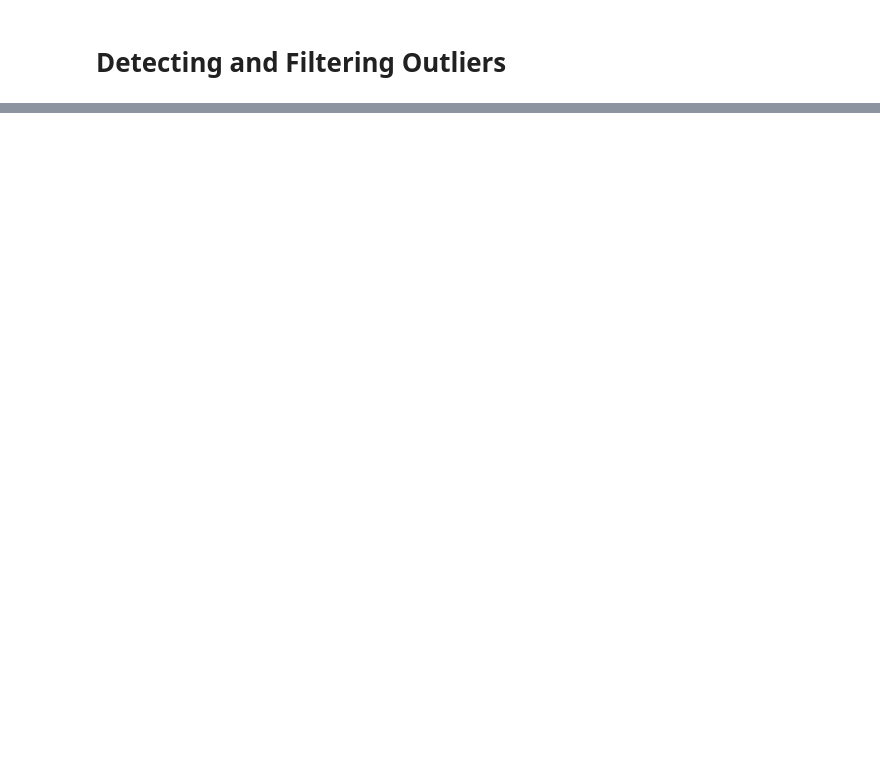
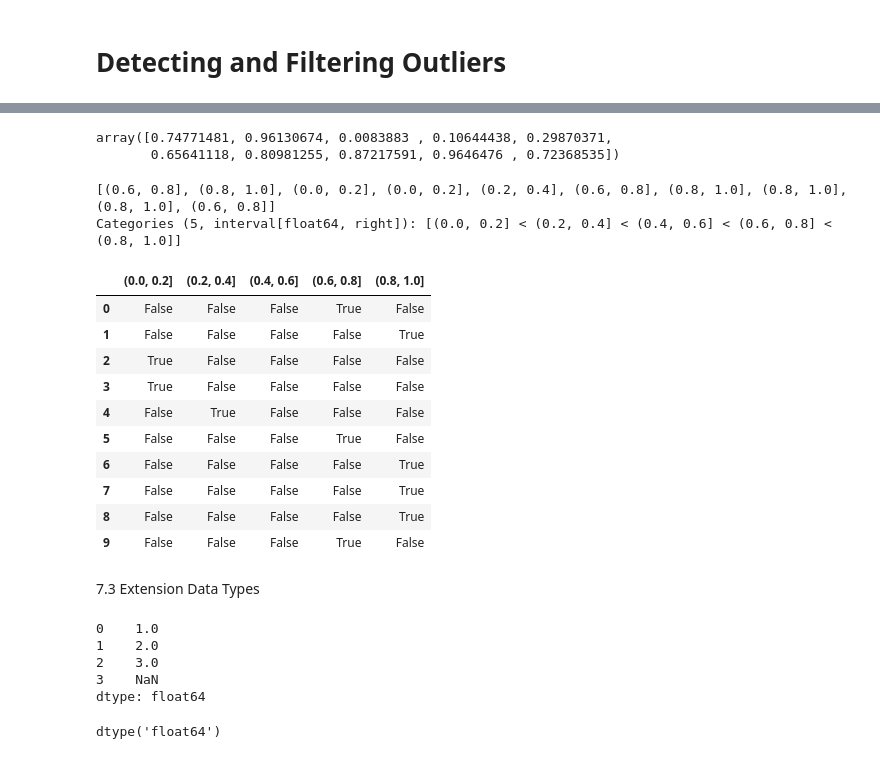
Before and after one commit to x-neon-nexus-o/Data_Science_MasterClass, a Jupyter notebook: Numpy and Pandas and Data Visualization with Analysis/Data Cleaning and Preparation.ipynb, the cells around one changed output, grey strips where cells are left out. Cells and saved outputs as stored; diff of their text form; code cells hidden in the pictures; blank space fills up the shorter version.

Commit message:
Completed     1. Permutation and Random Sampling
2. Computing Indicator/Dummy Variables

3. Extension Data Types

```diff
--- a/Numpy and Pandas and Data Visualization with Analysis/Data Cleaning and Preparation.ipynb
+++ b/Numpy and Pandas and Data Visualization with Analysis/Data Cleaning and Preparation.ipynb
@@ -743,0 +938,30 @@ np.sign(data).head()
+# %%
+values=np.random.uniform(size=10)
+# %%
+values
+# %% [output]
+array([0.74771481, 0.96130674, 0.0083883 , 0.10644438, 0.29870371,
+       0.65641118, 0.80981255, 0.87217591, 0.9646476 , 0.72368535])
+# %%
+bins=[0,0.2,0.4,0.6,0.8,1]
+# %%
+pd.cut(values,bins)
+# %% [output]
+[(0.6, 0.8], (0.8, 1.0], (0.0, 0.2], (0.0, 0.2], (0.2, 0.4], (0.6, 0.8], (0.8, 1.0], (0.8, 1.0], (0.8, 1.0], (0.6, 0.8]]
+Categories (5, interval[float64, right]): [(0.0, 0.2] < (0.2, 0.4] < (0.4, 0.6] < (0.6, 0.8] < (0.8, 1.0]]
+# %%
+pd.get_dummies(pd.cut(values,bins))
+# %% [output]
+|  | (0.0, 0.2] | (0.2, 0.4] | (0.4, 0.6] | (0.6, 0.8] | (0.8, 1.0] |
+| 0 | False | False | False | True | False |
+| 1 | False | False | False | False | True |
+| 2 | True | False | False | False | False |
+| 3 | True | False | False | False | False |
+| 4 | False | True | False | False | False |
+| 5 | False | False | False | True | False |
+| 6 | False | False | False | False | True |
+| 7 | False | False | False | False | True |
+| 8 | False | False | False | False | True |
+| 9 | False | False | False | True | False |
+# %% [markdown]
+7.3 Extension Data Types
@@ -743,0 +970,12 @@ np.sign(data).head()
+# %%
+s
+# %% [output]
+0    1.0
+1    2.0
+2    3.0
+3    NaN
+dtype: float64
+# %%
+s.dtype
+# %% [output]
+dtype('float64')
```
Also changed, not shown: parts of 74 cells of this notebook, 1 other file.
